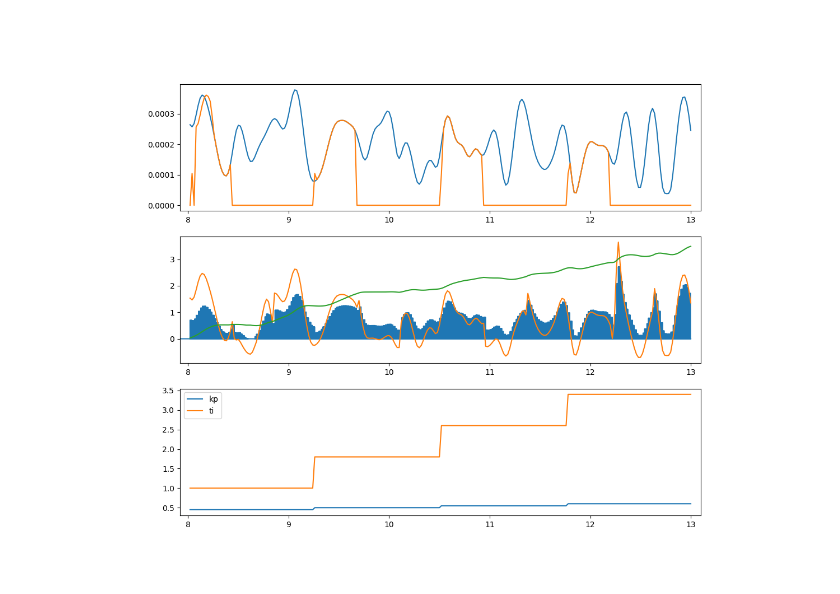
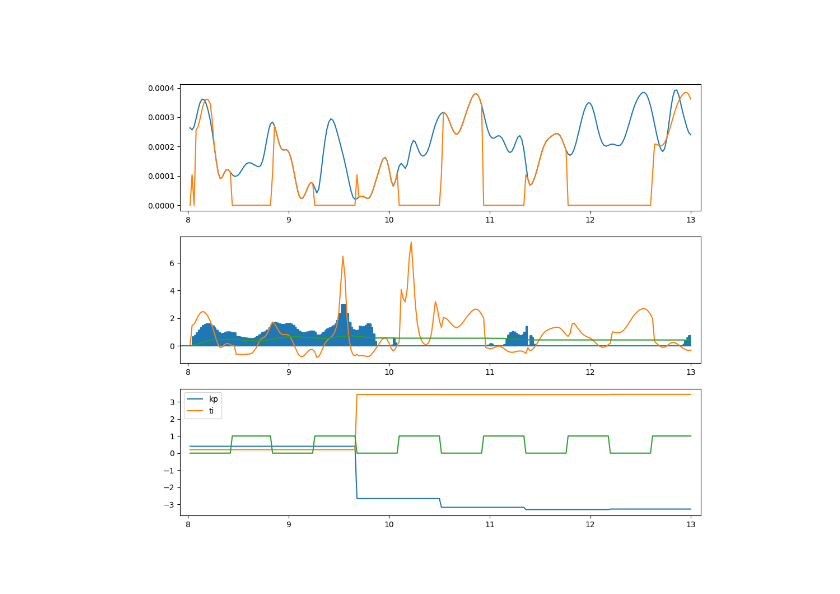
Before and after one commit to silvanx/CBG_Model_Fleming, a Jupyter notebook: Cortex_BasalGanglia_DBS_model/Simulation_Output_Results/plot_IFT.ipynb, the cells around one changed output. Saved outputs shown, nothing was run; the diff lists cells and outputs as text; code cells hidden in the pictures.

```diff
--- a/Cortex_BasalGanglia_DBS_model/Simulation_Output_Results/plot_IFT.ipynb
+++ b/Cortex_BasalGanglia_DBS_model/Simulation_Output_Results/plot_IFT.ipynb
@@ -5,8 +5,7 @@ import csv
 from pathlib import Path
 import numpy as np
 # %%
-result_dir = Path('Controller_Simulations/IFT/iterative_feedback_tuning_PI_Controller-20221014141054/')
-# result_dir = Path('Controller_Simulations/IFT/iterative_feedback_tuning_PI_Controller-20221014114739/')
+result_dir = Path('Controller_Simulations/IFT/iterative_feedback_tuning_PI_Controller-20221019021935/')
 # %%
 with open(result_dir / 'controller_sample_times.csv', 'r') as f:
     tt = np.array([float(r) for r in f])
@@ -33,10 +32,13 @@ with open(result_dir / 'controller_integral_term_values.csv', 'r') as f:
 time, dbs = u.load_dbs_output(result_dir)
 # %%
 shifted_reference_history = np.copy(reference_history)
-shifted_reference_history[iteration_history != 1] = 0
-edges = iter(np.where(np.diff(1 * (iteration_history == 1)))[0])
-for s in edges:
-    e = next(edges)
+shifted_reference_history[iteration_history == 0] = 0
+edges = list(iter(np.where(np.diff(1 * (iteration_history == 1)))[0]))
+n = len(edges)
+for i, s in enumerate(edges[::2]):
+    if 2 * i + 1 >= n:
+        break
+    e = edges[2 * i + 1]
     length = e - s
     if s < length:
         tmp = np.delete(shifted_reference_history, np.s_[:s])
@@ -47,16 +49,17 @@ for s in edges:
 # %%
 %matplotlib widget
 fig, ax = plt.subplots(3, 1, figsize=(12, 10))
 ax[0].plot(tt, beta_history)
 ax[1].plot(time['signal'][:,0]/1000, -dbs['signal'][:,0])
 ax[1].plot(tt, error_history)
 ax[1].plot(tt, integral_term_history)
 ax[2].plot(tt, parameters[:,0])
 ax[2].plot(tt, parameters[:,1])
+ax[2].plot(tt, iteration_history)
 ax[2].legend(['kp', 'ti'])
 ax[0].plot(tt, shifted_reference_history)
 
 for a in ax:
     a.set_xlim([min(tt) - 0.1, max(tt) + 0.1])
 # %% [output]
-[figure, old version]
+[figure, new version]
```
Also changed, not shown: 3 other files.
